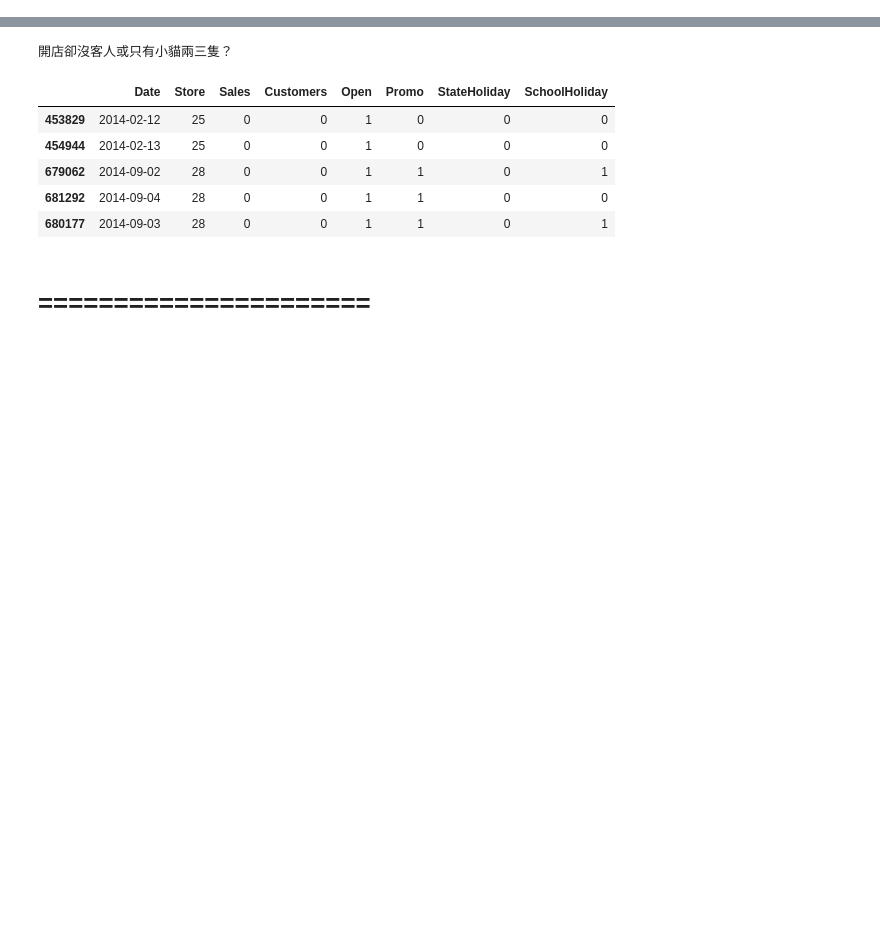
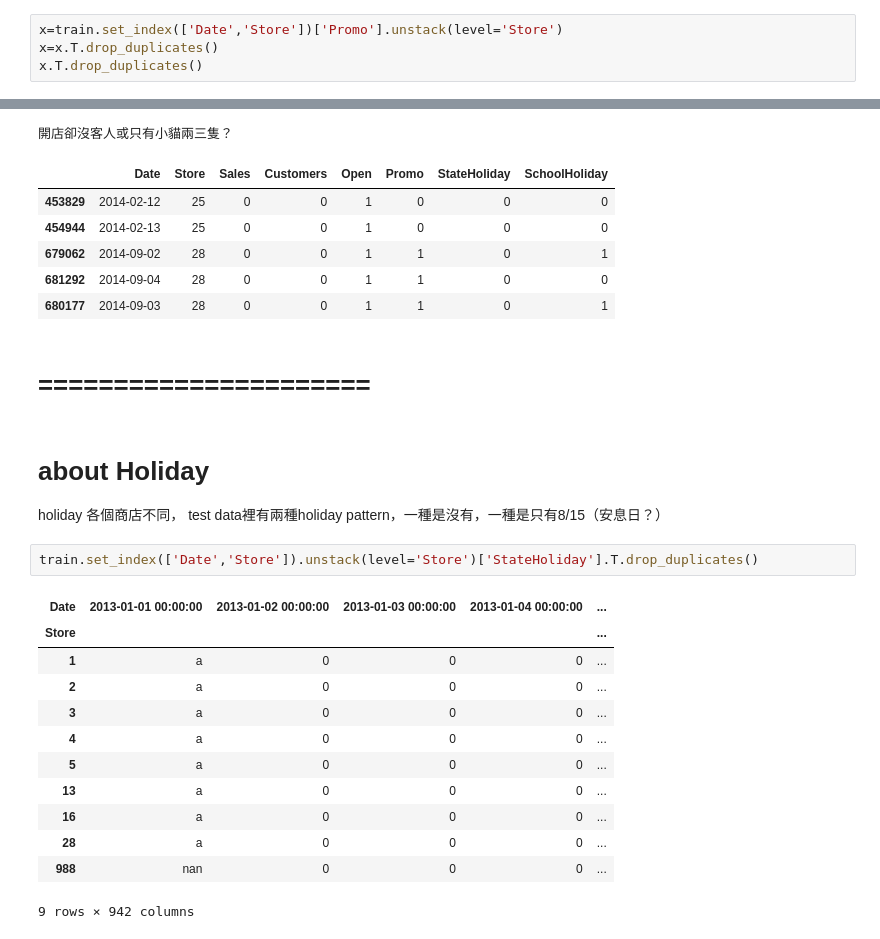
Before and after one commit to superChing/Kaggle-Rossmann-Store, a Jupyter notebook: explore train.ipynb, the cells around one changed output, grey strips where cells are left out. Saved outputs shown, nothing was run; the diff lists cells and outputs as text; blank space fills up the shorter version.

Commit message:
hoiday pattern & seasonal plot

```diff
--- a/explore train.ipynb
+++ b/explore train.ipynb
@@ -191,3 +192,7 @@ promotaion pattern are the same for all stores --- 12345 every 2 weeks
 | 2015-07-30 | 1 | 4 |
 | 2015-07-31 | 1 | 5 |
 757 rows × 2 columns
+# %%
+x=train.set_index(['Date','Store'])['Promo'].unstack(level='Store')
+x=x.T.drop_duplicates()
+x.T.drop_duplicates()
@@ -222,3 +243,22 @@ train[(train.Open==True) & (train.Sales==0) ].sort('Store').head()
 | 680177 | 2014-09-03 | 28 | 0 | 0 | 1 | 1 | 0 | 1 |
 # %% [markdown]
 # ======================
+# %% [markdown]
+# about Holiday
+holiday 各個商店不同，
+test data裡有兩種holiday pattern，一種是沒有，一種是只有8/15（安息日？）
+# %%
+train.set_index(['Date','Store']).unstack(level='Store')['StateHoliday'].T.drop_duplicates()
+# %% [output]
+| Date | 2013-01-01 00:00:00 | 2013-01-02 00:00:00 | 2013-01-03 00:00:00 | 2013-01-04 00:00:00 | ... |
+| Store |  |  |  |  | ... |
+| 1 | a | 0 | 0 | 0 | ... |
+| 2 | a | 0 | 0 | 0 | ... |
+| 3 | a | 0 | 0 | 0 | ... |
+| 4 | a | 0 | 0 | 0 | ... |
+| 5 | a | 0 | 0 | 0 | ... |
+| 13 | a | 0 | 0 | 0 | ... |
+| 16 | a | 0 | 0 | 0 | ... |
+| 28 | a | 0 | 0 | 0 | ... |
+| 988 | nan | 0 | 0 | 0 | ... |
+9 rows × 942 columns
```
Also changed, not shown: parts of 7 cells of this notebook.
